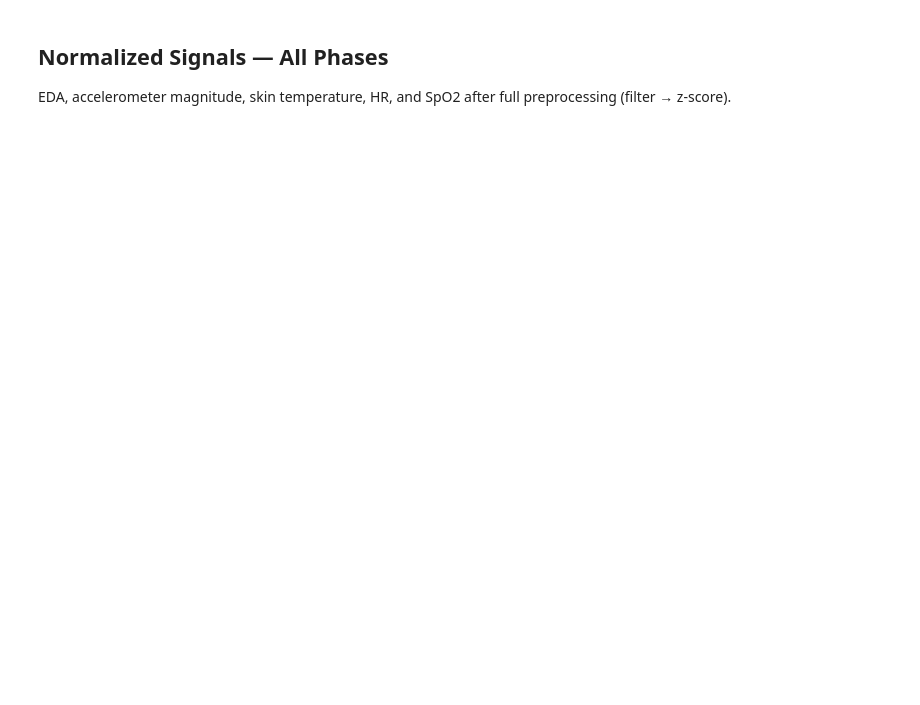
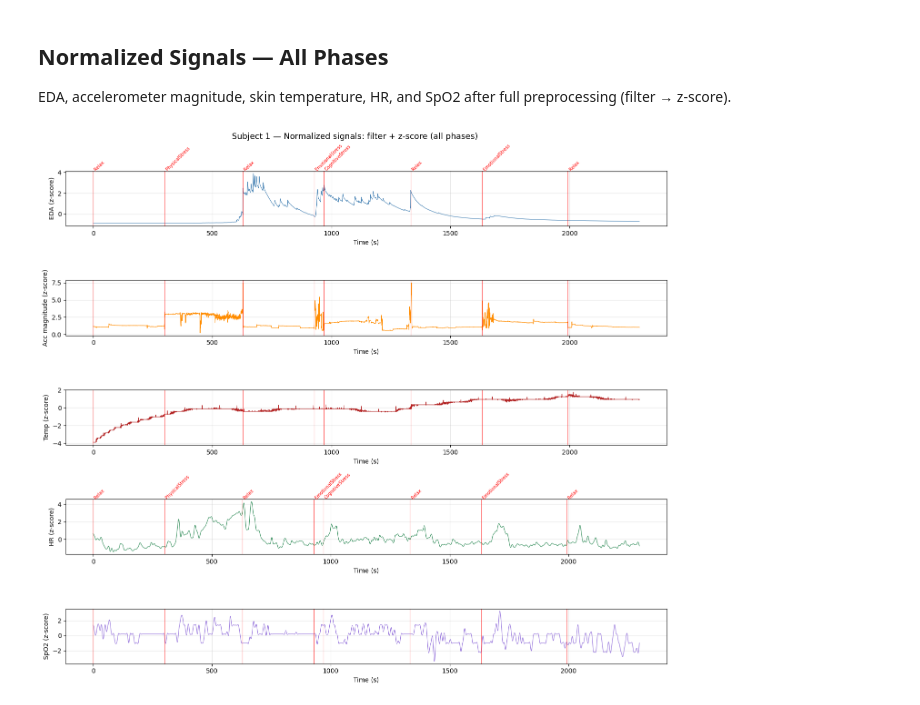
Before and after one commit to Nesa002/biosignal-stress-classification, a Jupyter notebook: notebooks/02_preprocessing.ipynb, the cells around one changed output. Cells and saved outputs as stored; diff of their text form; code cells hidden in the pictures; blank space fills up the shorter version.

```diff
--- a/notebooks/02_preprocessing.ipynb
+++ b/notebooks/02_preprocessing.ipynb
@@ -129,45 +163,47 @@ for rec_label, rec_before, rec_after in [
 
 EDA, accelerometer magnitude, skin temperature, HR, and SpO2 after full preprocessing (filter → z-score).
 # %%
-sig_e = rec_eda_norm['signal']
-sig_h = rec_hr_norm['signal']
-chs_e = rec_eda_norm['sig_name']
-chs_h = rec_hr_norm['sig_name']
+eda_signal = record_eda_normalized['signal']
+hr_signal = record_hr_normalized['signal']
+eda_channel_names = record_eda_normalized['signal_names']
+hr_channel_names = record_hr_normalized['signal_names']
 
 # Build time axes and derived signals
-t_eda   = np.arange(len(sig_e)) / rec_eda_norm['fs']
-t_hr    = np.arange(len(sig_h)) / rec_hr_norm['fs']
-acc_mag = np.sqrt(sig_e[:, chs_e.index('ax')]**2 +
-                  sig_e[:, chs_e.index('ay')]**2 +
-                  sig_e[:, chs_e.index('az')]**2)
+time_eda = np.arange(len(eda_signal)) / record_eda_normalized['sampling_frequency']
+time_hr  = np.arange(len(hr_signal)) / record_hr_normalized['sampling_frequency']
+acceleration_magnitude = np.sqrt(eda_signal[:, eda_channel_names.index('ax')]**2 +
+                  eda_signal[:, eda_channel_names.index('ay')]**2 +
+                  eda_signal[:, eda_channel_names.index('az')]**2)
 
 plot_specs = [
-    (t_eda, sig_e[:, chs_e.index('EDA')],  'EDA (z-score)',           'steelblue',    rec_eda_norm),
-    (t_eda, acc_mag,                         'Acc magnitude (z-score)', 'darkorange',   rec_eda_norm),
-    (t_eda, sig_e[:, chs_e.index('temp')],  'Temp (z-score)',          'firebrick',    rec_eda_norm),
-    (t_hr,  sig_h[:, chs_h.index('hr')],   'HR (z-score)',            'seagreen',     rec_hr_norm),
-    (t_hr,  sig_h[:, chs_h.index('SpO2')], 'SpO2 (z-score)',          'mediumpurple', rec_hr_norm),
+    (time_eda, eda_signal[:, eda_channel_names.index('EDA')],  'EDA (z-score)',           'steelblue',    record_eda_normalized),
+    (time_eda, acceleration_magnitude,                         'Acc magnitude (z-score)', 'darkorange',   record_eda_normalized),
+    (time_eda, eda_signal[:, eda_channel_names.index('temp')], 'Temp (z-score)',          'firebrick',    record_eda_normalized),
+    (time_hr,  hr_signal[:, hr_channel_names.index('hr')],     'HR (z-score)',            'seagreen',     record_hr_normalized),
+    (time_hr,  hr_signal[:, hr_channel_names.index('SpO2')],   'SpO2 (z-score)',          'mediumpurple', record_hr_normalized),
 ]
 
 fig, axes = plt.subplots(len(plot_specs), 1, figsize=(14, 2.5 * len(plot_specs)), sharex=False)
 fig.suptitle('Subject 1 — Normalized signals: filter + z-score (all phases)', fontsize=13)
 
-for subplot_idx, (ax, (t, sig, ylabel, color, rec)) in enumerate(zip(axes, plot_specs)):
-    ax.plot(t, sig, color=color, lw=0.8)
+for subplot_idx, (ax, (t, signal_values, ylabel, color, record)) in enumerate(zip(axes, plot_specs)):
+    ax.plot(t, signal_values, color=color, lw=0.8)
     ax.set_ylabel(ylabel)
     ax.set_xlabel('Time (s)')
     ax.grid(True, alpha=0.3)
 
     # Draw a vertical red line at each phase boundary
-    phase_times  = [s / rec['fs'] for s in rec['ann_samples']]
-    phase_labels = rec['ann_labels']
+    phase_times  = [s / record['sampling_frequency'] for s in record['annotation_samples']]
+    phase_labels = record['annotation_labels']
     for phase_time, phase_label in zip(phase_times, phase_labels):
         ax.axvline(phase_time, color='red', lw=0.8, alpha=0.6)
 
         # Only label phases on the top subplot of each record group
         if subplot_idx in (0, 3):
             ax.text(phase_time + 1, ax.get_ylim()[1], phase_label,
                     fontsize=7, color='red', rotation=45)
 
 plt.tight_layout()
 plt.show()
+# %% [output]
+[figure, added]
```
Also changed, not shown: parts of 5 cells of this notebook, 11 other files.
